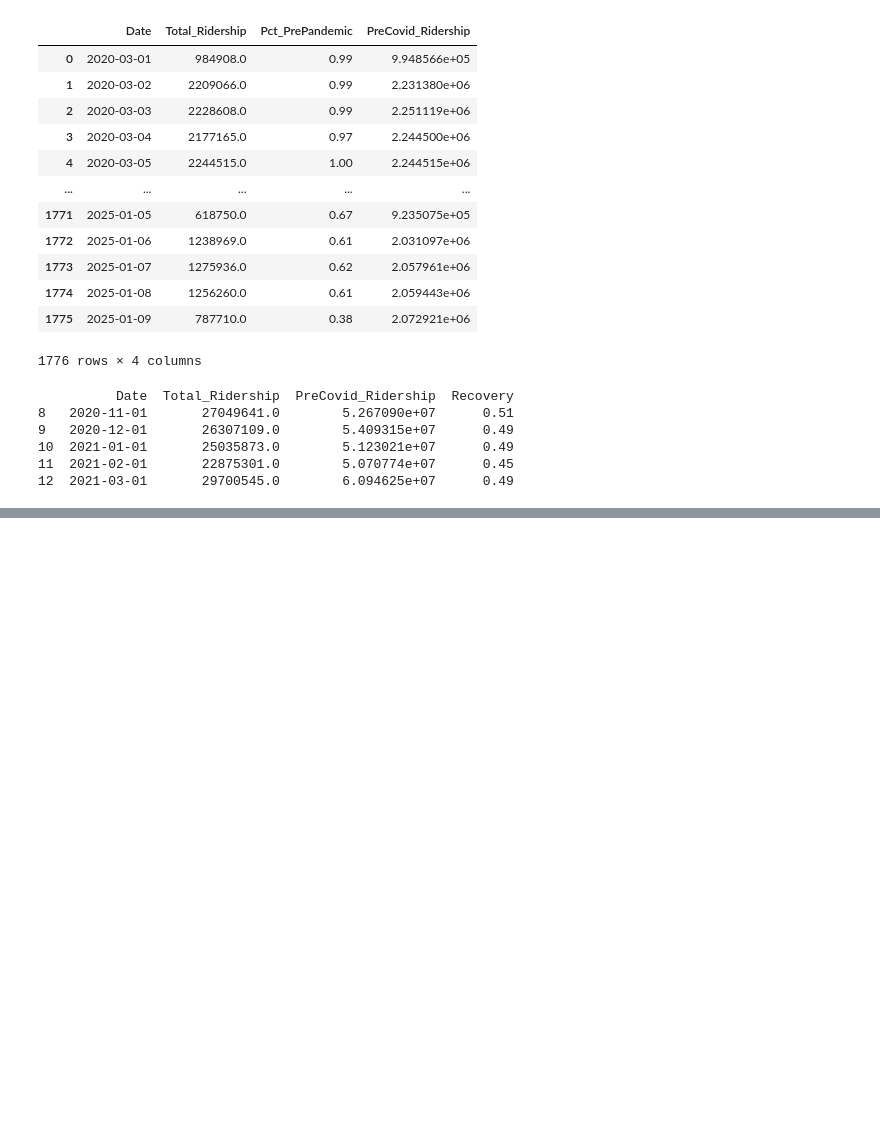
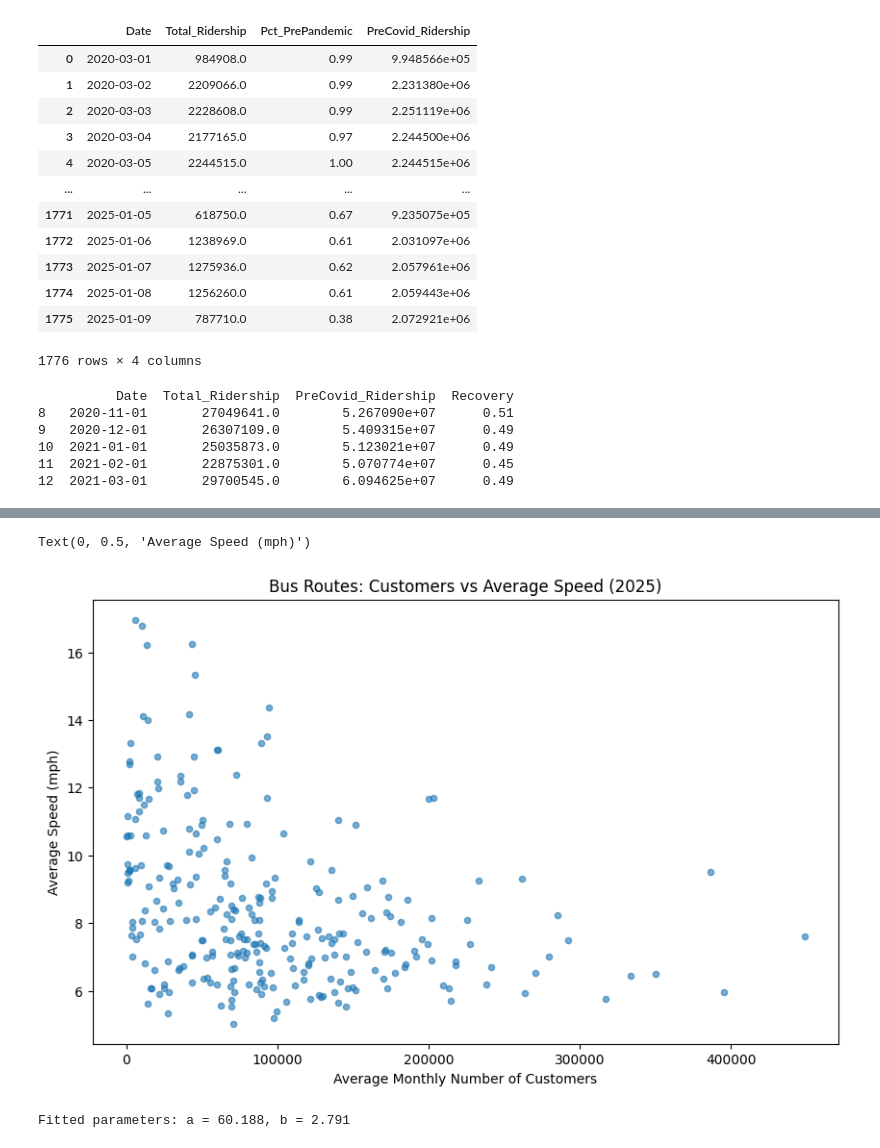
Before and after one commit to djbrown227/fare_evasion, a Jupyter notebook: notebooks/04_feature_engineering.ipynb, the cells around one changed output, grey strips where cells are left out. Drawn from its saved outputs; the diff is of its cells as text; code cells hidden in the pictures; blank space fills up the shorter version.

```diff
--- a/notebooks/04_feature_engineering.ipynb
+++ b/notebooks/04_feature_engineering.ipynb
@@ -616,0 +781,15 @@ monthly_summary.to_csv(output_path, index=False)
+# %%
+# Scatter plot with pandas in Jupyter Notebook
+ax = merged.plot.scatter(
+    x="avg_monthly_number_of_customers",
+    y="avg_average_speed",
+    figsize=(10, 6),
+    alpha=0.6,
+    title="Bus Routes: Customers vs Average Speed (2025)"
+)
+
+ax.set_xlabel("Average Monthly Number of Customers")
+ax.set_ylabel("Average Speed (mph)")
+# %% [output]
+Text(0, 0.5, 'Average Speed (mph)')
+[figure, added]
@@ -616,0 +808,6 @@ monthly_summary.to_csv(output_path, index=False)
+# %%
+params, covariance = curve_fit(inv_log_model, x, y, maxfev=10000)
+a, b = params
+print(f"Fitted parameters: a = {a:.3f}, b = {b:.3f}")
+# %% [output]
+Fitted parameters: a = 60.188, b = 2.791
```
Also changed, not shown: parts of 17 cells of this notebook, 2 other files.
